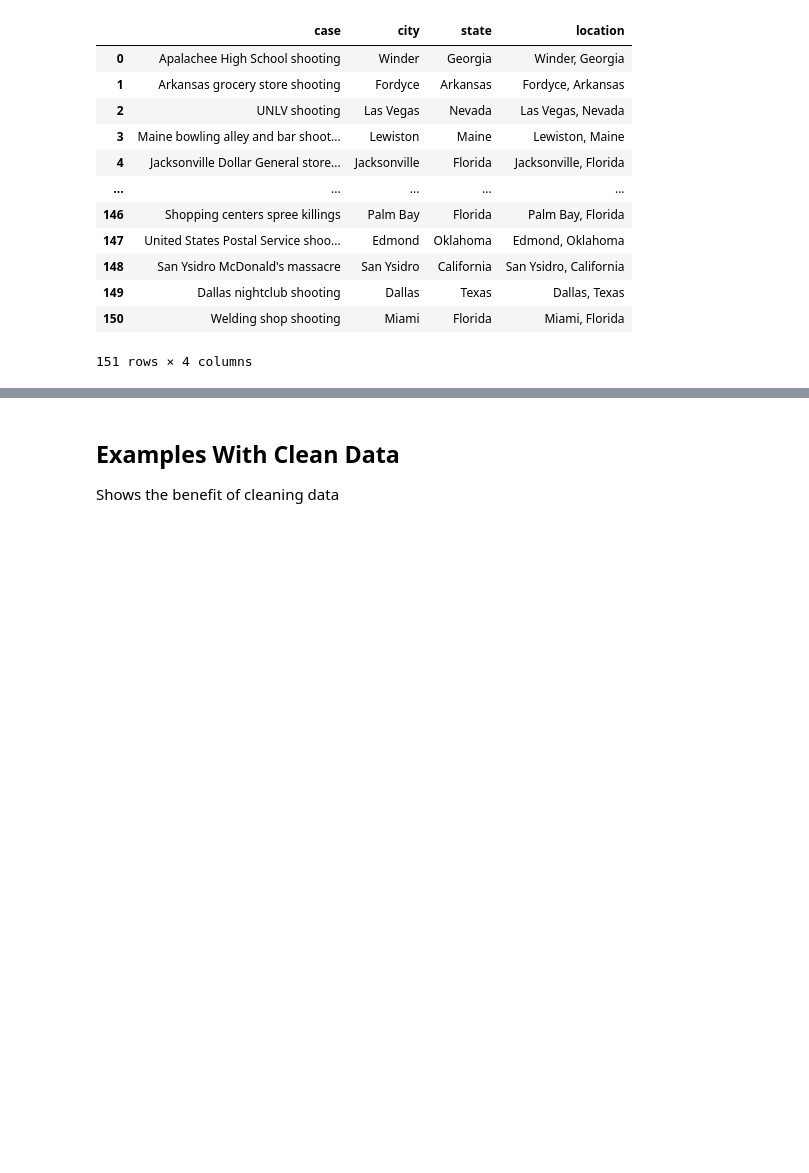
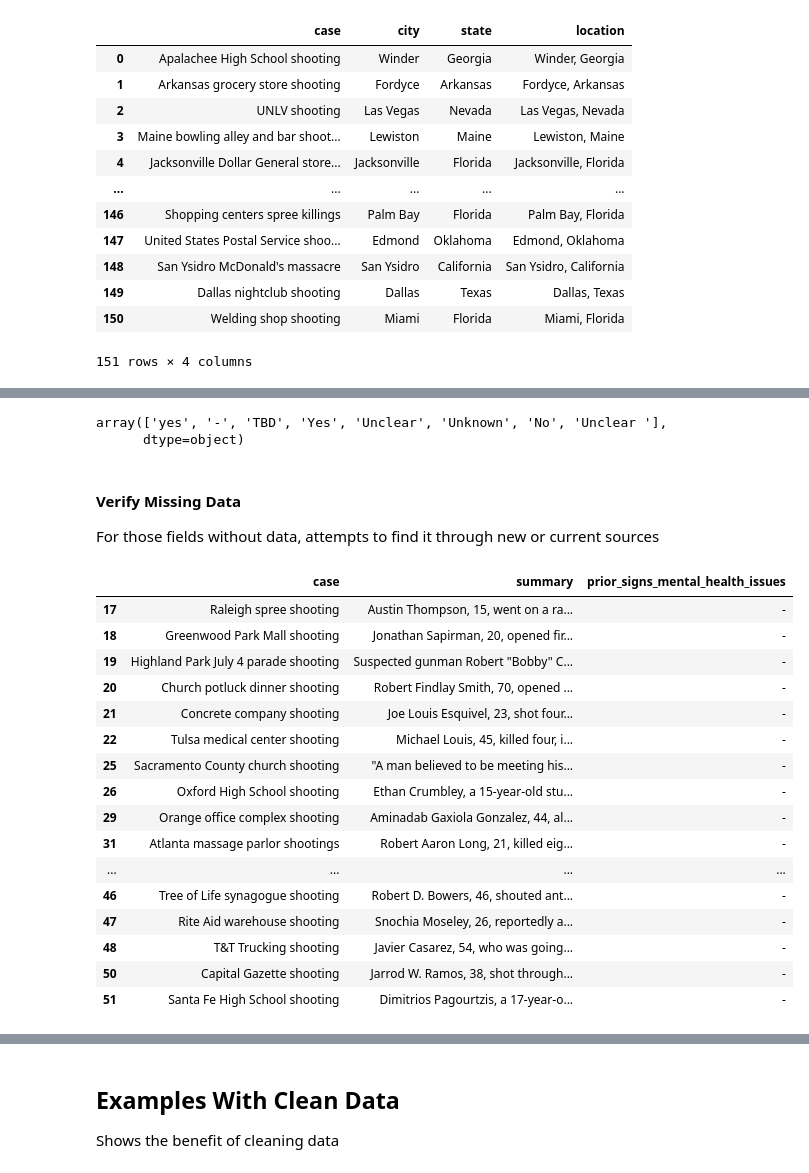
Before and after one commit to JA-Acosta/mj_mass_shootings, a Jupyter notebook: mjms_notebooks/mjms_data_notebook.ipynb, the cells around one changed output, grey strips where cells are left out. Saved outputs shown, nothing was run; the diff lists cells and outputs as text; code cells hidden in the pictures; blank space fills up the shorter version.

Commit message:
Data Cleaning prior mental health status

```diff
--- a/mjms_notebooks/mjms_data_notebook.ipynb
+++ b/mjms_notebooks/mjms_data_notebook.ipynb
@@ -386,0 +382,5 @@ mjms_df[['case', 'city', 'state', 'location']]
+# %%
+# Fixes field name
+mjms_df = mjms_df.rename(columns={'location.1': 'place'})
+# Prints unique values
+mjms_df.place.unique()
@@ -386,0 +391,5 @@ mjms_df[['case', 'city', 'state', 'location']]
+# %%
+# Converts to lowercase
+mjms_df.place = mjms_df.place.str.lower()
+# Remove whitespace
+mjms_df.place = mjms_df.place.str.strip()
@@ -386,0 +406,33 @@ mjms_df[['case', 'city', 'state', 'location']]
+# %%
+mjms_df.prior_signs_mental_health_issues.unique()
+# %% [output]
+array(['yes', '-', 'TBD', 'Yes', 'Unclear', 'Unknown', 'No', 'Unclear '],
+      dtype=object)
+# %%
+# Converts to lowercase
+mjms_df.prior_signs_mental_health_issues = mjms_df.prior_signs_mental_health_issues.str.lower()
+# Remove whitespace
+mjms_df.prior_signs_mental_health_issues = mjms_df.prior_signs_mental_health_issues.str.strip()
+# %% [markdown]
+#### Verify Missing Data
+For those fields without data, attempts to find it through new or current sources
+# %%
+mjms_df.loc[ mjms_df.prior_signs_mental_health_issues == '-', ('case', 'summary', 'prior_signs_mental_health_issues') ]
+# %% [output]
+|  | case | summary | prior_signs_mental_health_issues |
+| 17 | Raleigh spree shooting | Austin Thompson, 15, went on a ra... | - |
+| 18 | Greenwood Park Mall shooting | Jonathan Sapirman, 20, opened fir... | - |
+| 19 | Highland Park July 4 parade shooting | Suspected gunman Robert "Bobby" C... | - |
+| 20 | Church potluck dinner shooting | Robert Findlay Smith, 70, opened ... | - |
+| 21 | Concrete company shooting | Joe Louis Esquivel, 23, shot four... | - |
+| 22 | Tulsa medical center shooting | Michael Louis, 45, killed four, i... | - |
+| 25 | Sacramento County church shooting | "A man believed to be meeting his... | - |
+| 26 | Oxford High School shooting | Ethan Crumbley, a 15-year-old stu... | - |
+| 29 | Orange office complex shooting | Aminadab Gaxiola Gonzalez, 44, al... | - |
+| 31 | Atlanta massage parlor shootings | Robert Aaron Long, 21, killed eig... | - |
+| ... | ... | ... | ... |
+| 46 | Tree of Life synagogue shooting | Robert D. Bowers, 46, shouted ant... | - |
+| 47 | Rite Aid warehouse shooting | Snochia Moseley, 26, reportedly a... | - |
+| 48 | T&T Trucking shooting | Javier Casarez, 54, who was going... | - |
+| 50 | Capital Gazette shooting | Jarrod W. Ramos, 38, shot through... | - |
+| 51 | Santa Fe High School shooting | Dimitrios Pagourtzis, a 17-year-o... | - |
```
Also changed, not shown: parts of 15 cells of this notebook.
